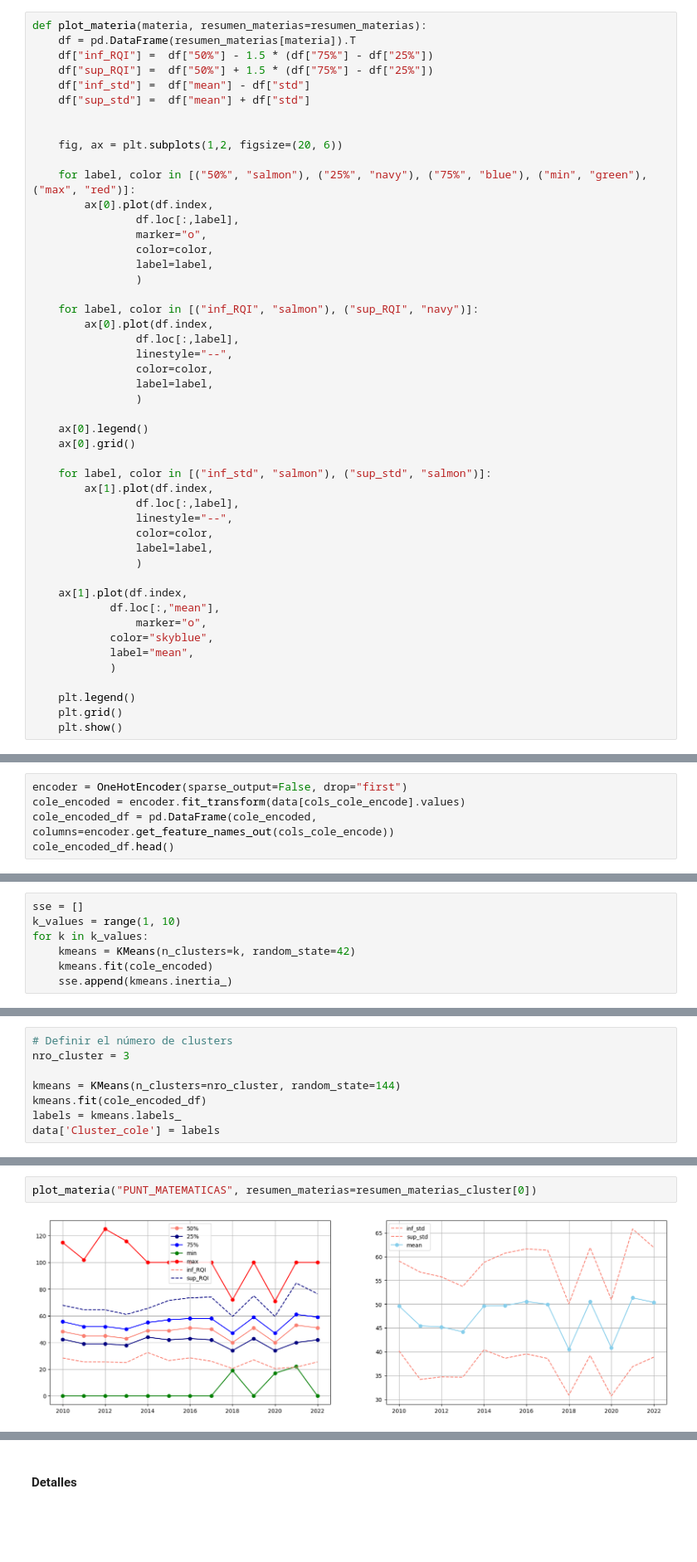
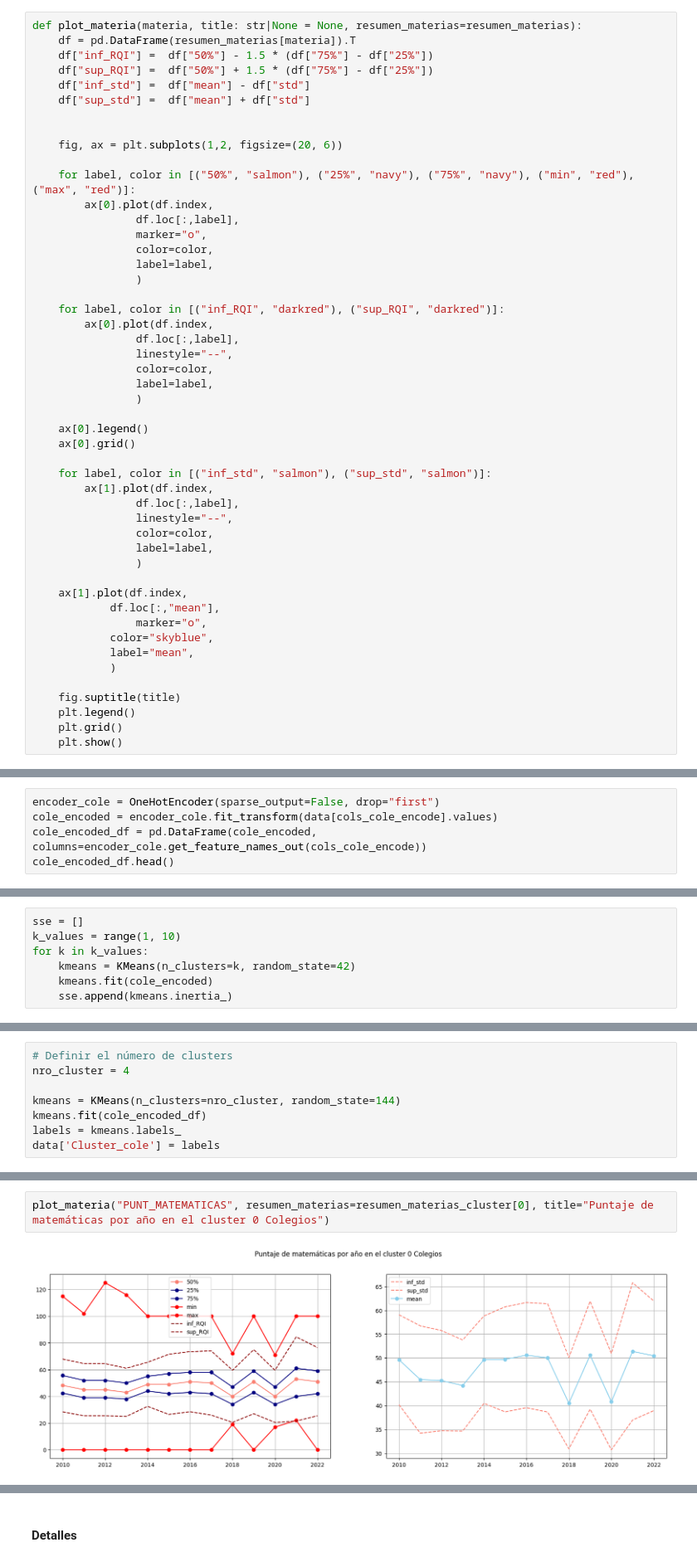
Before and after one commit to sagomeza1/saber11, a Jupyter notebook: eda.ipynb, the cells around one changed output, grey strips where cells are left out. Shown at 83% size. Cells and saved outputs as stored; diff of their text form; blank space fills up the shorter version.

```diff
--- a/eda.ipynb
+++ b/eda.ipynb
@@ -285,7 +285,7 @@ def f_resumen_materias(data, punt_cols):
         print("#"*30)
     return resumen_materias
 # %%
-def plot_materia(materia, resumen_materias=resumen_materias):
+def plot_materia(materia, title: str|None = None, resumen_materias=resumen_materias):
     df = pd.DataFrame(resumen_materias[materia]).T
     df["inf_RQI"] =  df["50%"] - 1.5 * (df["75%"] - df["25%"])
     df["sup_RQI"] =  df["50%"] + 1.5 * (df["75%"] - df["25%"])
@@ -295,7 +295,7 @@ def plot_materia(materia, resumen_materias=resumen_materias):
 
     fig, ax = plt.subplots(1,2, figsize=(20, 6))
 
-    for label, color in [("50%", "salmon"), ("25%", "navy"), ("75%", "blue"), ("min", "green"), ("max", "red")]:
+    for label, color in [("50%", "salmon"), ("25%", "navy"), ("75%", "navy"), ("min", "red"), ("max", "red")]:
         ax[0].plot(df.index,
                 df.loc[:,label],
                 marker="o",
@@ -303,7 +303,7 @@ def plot_materia(materia, resumen_materias=resumen_materias):
                 label=label,
                 )
 
-    for label, color in [("inf_RQI", "salmon"), ("sup_RQI", "navy")]:
+    for label, color in [("inf_RQI", "darkred"), ("sup_RQI", "darkred")]:
         ax[0].plot(df.index,
                 df.loc[:,label],
                 linestyle="--",
@@ -329,6 +329,7 @@ def plot_materia(materia, resumen_materias=resumen_materias):
             label="mean",
             )
 
+    fig.suptitle(title)
     plt.legend()
     plt.grid()
     plt.show()
@@ -402,9 +403,9 @@ f"Cantidad de datos completos con información de los colegios: {100 * data[cols
 # %%
 data[cols_cole_encode] = data[cols_cole_encode].fillna("No disponible")
 # %%
-encoder = OneHotEncoder(sparse_output=False, drop="first")
-cole_encoded = encoder.fit_transform(data[cols_cole_encode].values)
-cole_encoded_df = pd.DataFrame(cole_encoded, columns=encoder.get_feature_names_out(cols_cole_encode))
+encoder_cole = OneHotEncoder(sparse_output=False, drop="first")
+cole_encoded = encoder_cole.fit_transform(data[cols_cole_encode].values)
+cole_encoded_df = pd.DataFrame(cole_encoded, columns=encoder_cole.get_feature_names_out(cols_cole_encode))
 cole_encoded_df.head()
 # %% [output]
 |  | COLE_AREA_UBICACION_RURAL | COLE_AREA_UBICACION_URBANO | COLE_BILINGUE_No disponible | COLE_BILINGUE_S | COLE_CALENDARIO_B | ... |
@@ -437,6 +438,6 @@ plt.show()
 # %%
 # Definir el número de clusters
-nro_cluster = 3
+nro_cluster = 4
 
 kmeans = KMeans(n_clusters=nro_cluster, random_state=144)
 kmeans.fit(cole_encoded_df)
@@ -463,7 +464,7 @@ Materia: PUNT_LECTURA_CRITICA
 Materia: PUNT_GLOBAL
 ##############################
 # %%
-plot_materia("PUNT_MATEMATICAS", resumen_materias=resumen_materias_cluster[0])
+plot_materia("PUNT_MATEMATICAS", resumen_materias=resumen_materias_cluster[0], title="Puntaje de matemáticas por año en el cluster 0 Colegios")
 # %% [output]
-[figure, old version]
+[figure, new version]
 # %%
```
Also changed, not shown: parts of 100 cells of this notebook.
